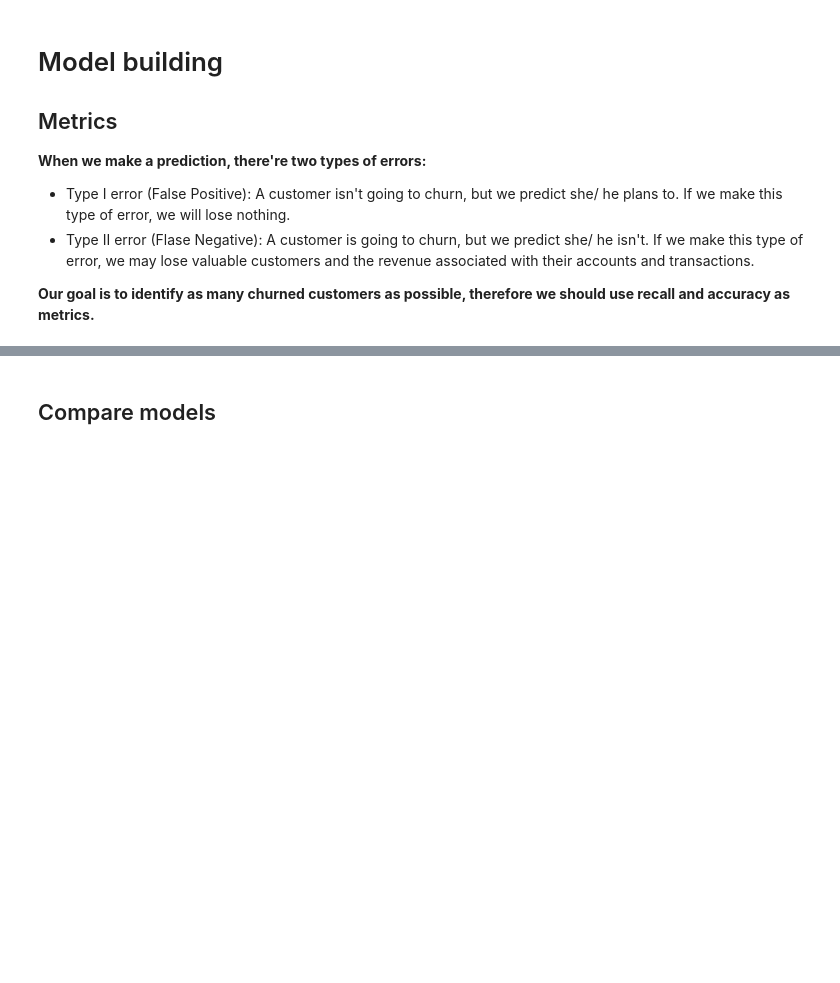
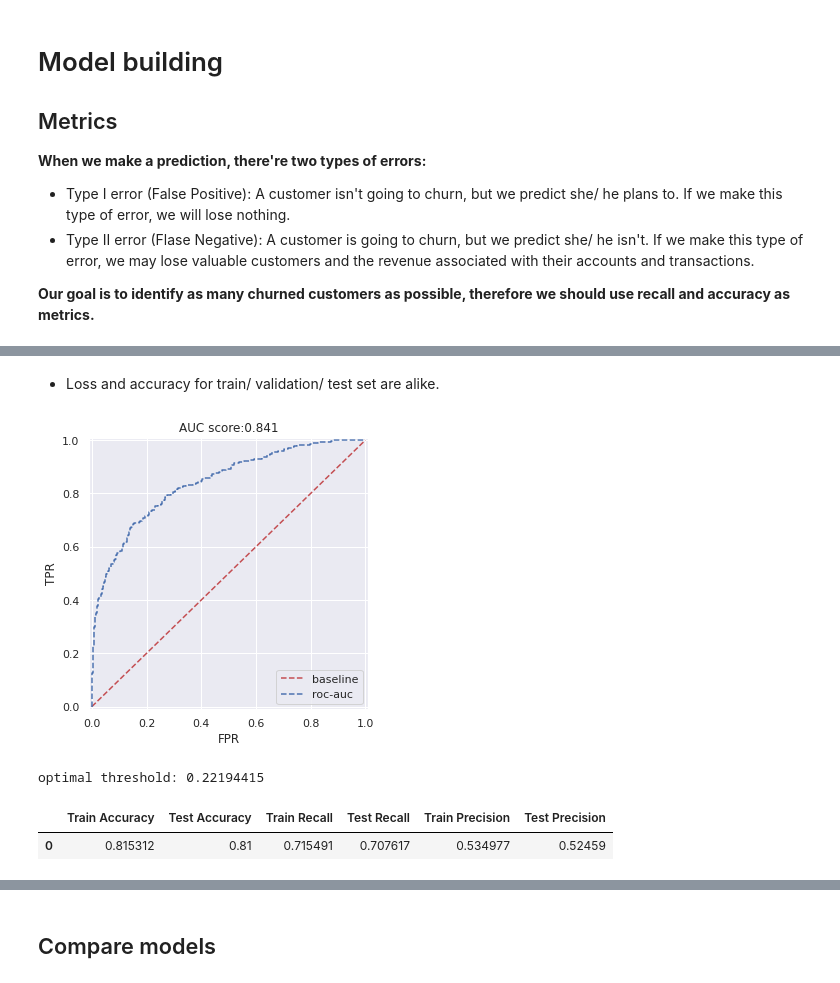
Before and after one commit to liangym2014/Data-science-and-machine-learning, a Jupyter notebook: 7.Bank_Churn.ipynb, the cells around one changed output, grey strips where cells are left out. Drawn from its saved outputs; the diff is of its cells as text; code cells hidden in the pictures; blank space fills up the shorter version.

```diff
--- a/7.Bank_Churn.ipynb
+++ b/7.Bank_Churn.ipynb
@@ -586,7 +563,7 @@ def roc_auc(y_true, y_prob):
     fpr, tpr, threshold = roc_curve(y_true, y_prob)
     auc = roc_auc_score(y_true, y_prob)
     plt.figure(figsize = (5,5));
-    plt.plot([0,1],[0,1], "r--", label = "base");
+    plt.plot([0,1],[0,1], "r--", label = "baseline");
     plt.plot(fpr, tpr, "b--", label = "roc-auc");
     plt.xlim(-0.01, 1.01);
     plt.ylim(-0.01, 1.01);
@@ -652,0 +632,15 @@ metrics = {}    # a dictionary to keep track of performance of different models
+# %%
+# construct a NN with two hidden layers
+m1 = keras.Sequential(name = "M1")
+m1.add(keras.layers.Dense(units = 10, input_dim = X_train.shape[1], activation = "relu", kernel_initializer= "he_normal", name = "dense_1"))
+m1.add(keras.layers.Dense(units = 4, activation = "relu", kernel_initializer= "he_normal", name = "dense_2"))
+m1.add(keras.layers.Dense(units = 1, activation = "sigmoid", kernel_initializer= "glorot_normal", name = "output"))
+
+# use Adam as optimizer
+adam = keras.optimizers.Adam()   # default is (learning_rate=0.001, epsilon=1e-07)
+
+# use binary_crossentropy as loss function and accuracy as metrics
+m1.compile(optimizer = adam, loss = "binary_crossentropy", metrics = ["accuracy"])
+
+# run 50 epochs
+history = m1.fit(X_train, y_train, epochs=50, validation_data=(X_valid, y_valid), verbose = 0)
@@ -652,0 +696,19 @@ metrics = {}    # a dictionary to keep track of performance of different models
+# %% [markdown]
+- Loss and accuracy for train/ validation/ test set are alike.
+# %%
+y_valid_prob = m1.predict(X_valid)     # find optimal threshold with validation set
+fpr, tpr, threshold = roc_auc(y_valid, y_valid_prob)
+# %% [output]
+[figure, added]
+# %%
+idx = np.argmax(tpr - fpr)  # the index at which tpr and fpr achieve the maximum difference
+optimal_thresh1 = threshold[idx]
+print("optimal threshold:", optimal_thresh1)
+# %% [output]
+optimal threshold: 0.22194415
+# %%
+y_test_pred, metrics["M1"] = performance_metrics(m1, optimal_thresh1)
+metrics["M1"]
+# %% [output]
+|  | Train Accuracy | Test Accuracy | Train Recall | Test Recall | Train Precision | Test Precision |
+| 0 | 0.815312 | 0.81 | 0.715491 | 0.707617 | 0.534977 | 0.52459 |
```
Also changed, not shown: parts of 81 cells of this notebook.
